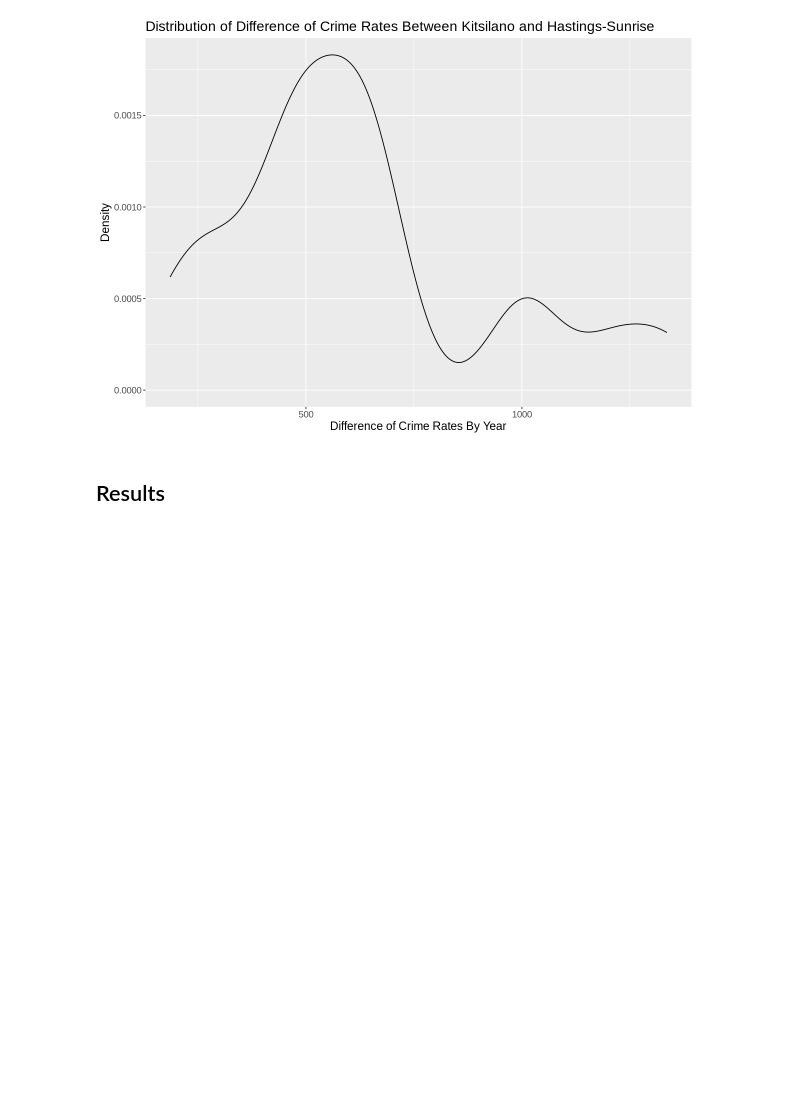
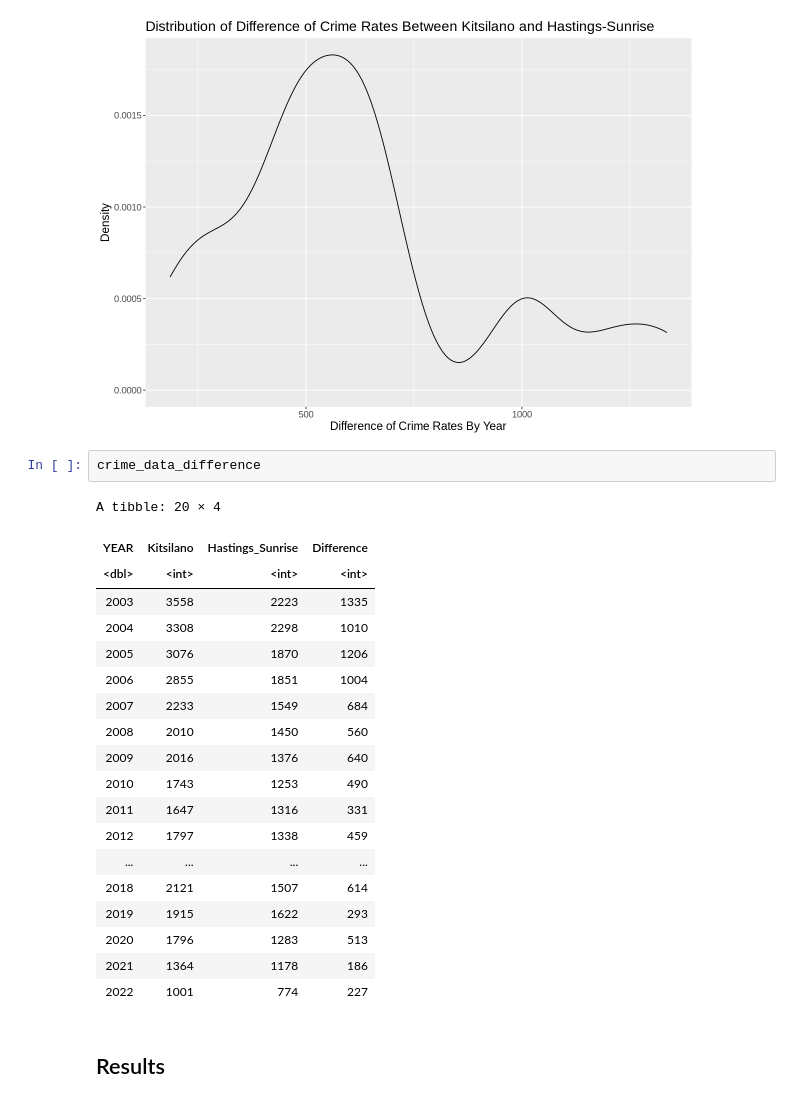
Before and after one commit to Git-Over-Here/STAT-201-Group-Project, a Jupyter notebook: Final Report.ipynb, the cells around one changed output. Drawn from its saved outputs; the diff is of its cells as text; blank space fills up the shorter version.

```diff
--- a/Final Report.ipynb
+++ b/Final Report.ipynb
@@ -156,5 +173,27 @@ difference_distribution <-
 difference_distribution
 # %% [output]
 [figure]
+# %%
+crime_data_difference
+# %% [output]
+A tibble: 20 × 4
+| YEAR | Kitsilano | Hastings_Sunrise | Difference |
+| <dbl> | <int> | <int> | <int> |
+| 2003 | 3558 | 2223 | 1335 |
+| 2004 | 3308 | 2298 | 1010 |
+| 2005 | 3076 | 1870 | 1206 |
+| 2006 | 2855 | 1851 | 1004 |
+| 2007 | 2233 | 1549 | 684 |
+| 2008 | 2010 | 1450 | 560 |
+| 2009 | 2016 | 1376 | 640 |
+| 2010 | 1743 | 1253 | 490 |
+| 2011 | 1647 | 1316 | 331 |
+| 2012 | 1797 | 1338 | 459 |
+| ... | ... | ... | ... |
+| 2018 | 2121 | 1507 | 614 |
+| 2019 | 1915 | 1622 | 293 |
+| 2020 | 1796 | 1283 | 513 |
+| 2021 | 1364 | 1178 | 186 |
+| 2022 | 1001 | 774 | 227 |
 # %% [markdown]
 ## Results
```
Also changed, not shown: parts of 6 cells of this notebook.
